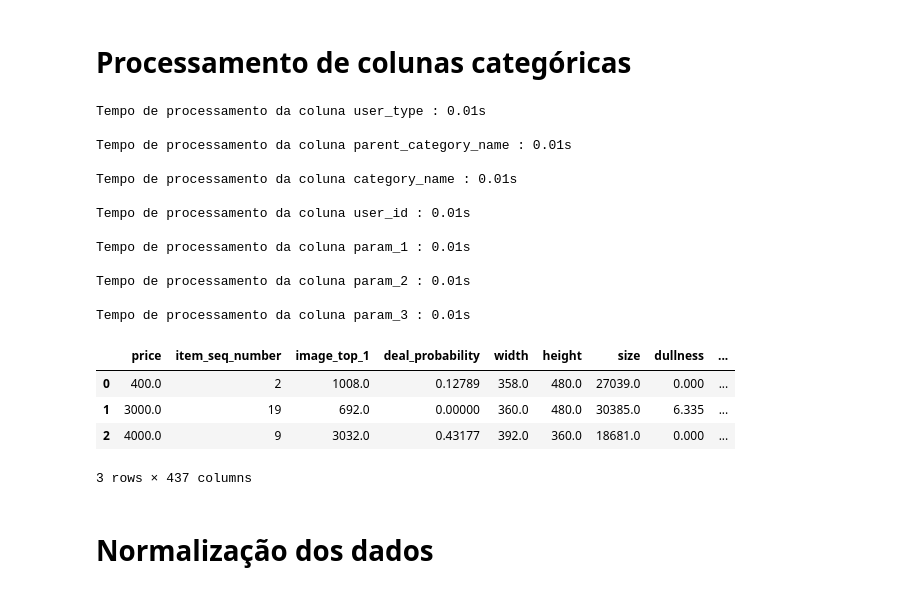
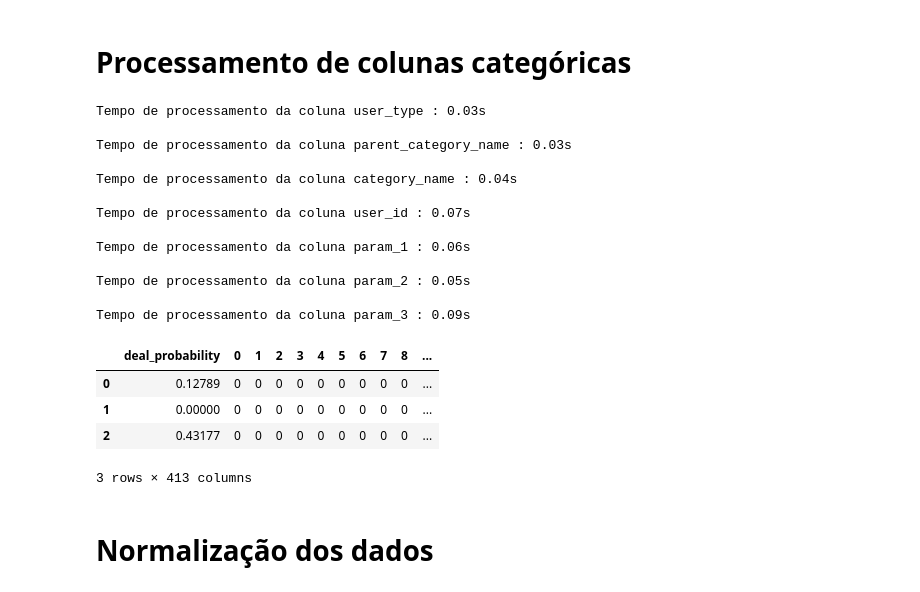
Before and after one commit to vinicius-alves/Kaggle-Avito-Challenge, a Jupyter notebook: notebook pré-processamento.ipynb, the cells around one changed output. Drawn from its saved outputs; the diff is of its cells as text; code cells hidden in the pictures.

```diff
--- a/notebook pré-processamento.ipynb
+++ b/notebook pré-processamento.ipynb
@@ -198,3 +224,8 @@ Tempo de processamento da coluna de datas : 0.01s
+# %%
+target_column = "deal_probability"
+df_train_esparso = pd.DataFrame(df_train[target_column]).to_sparse()
+df_test_esparso  = pd.DataFrame(df_test['user_id']).to_sparse()
+df_train.drop(columns=[target_column],inplace=True)
 # %% [markdown]
 # Processamento de texto corrido
 # %%
@@ -216,30 +247,31 @@ for column in text_columns:
     start = time.time()
 
     # Removendo stop words
-    df_train[column].replace(stop_words_ru, '', inplace=True)
-    df_test[column].replace(stop_words_ru, '', inplace=True)
+    # necessário passar tudo para minúsculo antes
+    # df_train[column].replace(stop_words_ru, '', inplace=True)
+    # df_test[column].replace(stop_words_ru, '', inplace=True)
 
     serie_all_data = pd.concat([df_train[column], df_test [column]],copy=False)
 
     # Criando tfIdfVectorizer
     tfidf = TfidfVectorizer(sublinear_tf=True, analyzer=stemmed_words,
-                        lowercase=True, min_df = 2, max_df=0.8)
+                        lowercase=True, min_df = 2, max_df=0.8, dtype = np.float32)
 
     # fit
     tfidf.fit(serie_all_data)
     serie_all_data = None
 
     # transform
-    df_train_column_transformed = pd.DataFrame(tfidf.transform(df_train[column]).toarray())
-    df_test_column_transformed  = pd.DataFrame(tfidf.transform(df_test[column]).toarray())
+    df_train_column_transformed = pd.SparseDataFrame(tfidf.transform(df_train[column]))
+    df_test_column_transformed  = pd.SparseDataFrame(tfidf.transform(df_test[column]))
 
     # apagando colunas antigas
     df_train.drop(columns=[column],inplace=True)
     df_test.drop(columns=[column],inplace=True)
 
     # Mergeando dataFrames
-    df_train = pd.concat([df_train, df_train_column_transformed], axis=1, copy=False)
-    df_test =  pd.concat([df_test, df_test_column_transformed], axis=1, copy=False)
+    df_train_esparso = pd.concat([df_train_esparso, df_train_column_transformed], axis=1, copy=False)
+    df_test_esparso =  pd.concat([df_test_esparso, df_test_column_transformed], axis=1, copy=False)
 
     # Limpando memória
     df_train_column_transformed = None
@@ -249,5 +281,5 @@ for column in text_columns:
 
     print('Tempo de processamento da coluna '+column+' : '+str("%.2f" % (end - start))+'s\n')
 
-df_train.head(2)
+df_train_esparso.head(5)
 # %% [output]
@@ -282,51 +317,52 @@ for column in categorical_columns:
     column_label_encoded = label_enc.transform(df_all_data[column]).reshape(-1,1)
     df_all_data = None
 
     # fit e transform usando OneHotEncoder
-    one_hot_enc = OneHotEncoder(dtype=np.float32)
+    one_hot_enc = OneHotEncoder(dtype=np.uint8, sparse=True)
     column_transformed = one_hot_enc.fit_transform(column_label_encoded).toarray()
 
     # particionando resultado
-    df_train_column = pd.DataFrame(column_transformed[:num_linhas_treino])
-    df_test_column  = pd.DataFrame(column_transformed[num_linhas_treino:])
+    df_train_column = pd.SparseDataFrame(column_transformed[:num_linhas_treino])
+    df_test_column  = pd.SparseDataFrame(column_transformed[num_linhas_treino:])
 
     # removendo coluna linearmente dependente
     df_train_column.drop(df_train_column.columns[-1], axis=1, inplace = True)
     df_test_column.drop(df_test_column.columns[-1], axis=1, inplace = True)
 
     # apagando colunas antigas
     df_train.drop(columns=[column], inplace=True)
     df_test.drop(columns=[column], inplace=True)
 
     # Mergeando dataFrames
-    df_train = pd.concat([df_train, df_train_column], axis=1, copy=False)
-    df_test =  pd.concat([df_test, df_test_column], axis=1, copy=False)
+    df_train_esparso = pd.concat([df_train_esparso, df_train_column], axis=1, copy=False)
+    df_test_esparso =  pd.concat([df_test_esparso, df_test_column], axis=1, copy=False)
 
     end = time.time()
 
     print('Tempo de processamento da coluna '+column+' : '+str("%.2f" % (end - start))+'s\n')
 
 
-df_train.head(3)
+
+df_train_esparso.head(3)
 # %% [output]
-Tempo de processamento da coluna user_type : 0.01s
+Tempo de processamento da coluna user_type : 0.03s
 
-Tempo de processamento da coluna parent_category_name : 0.01s
+Tempo de processamento da coluna parent_category_name : 0.03s
 
-Tempo de processamento da coluna category_name : 0.01s
+Tempo de processamento da coluna category_name : 0.04s
 
-Tempo de processamento da coluna user_id : 0.01s
+Tempo de processamento da coluna user_id : 0.07s
 
-Tempo de processamento da coluna param_1 : 0.01s
+Tempo de processamento da coluna param_1 : 0.06s
 
-Tempo de processamento da coluna param_2 : 0.01s
+Tempo de processamento da coluna param_2 : 0.05s
 
-Tempo de processamento da coluna param_3 : 0.01s
+Tempo de processamento da coluna param_3 : 0.09s
-|  | price | item_seq_number | image_top_1 | deal_probability | width | height | size | dullness | ... |
-| 0 | 400.0 | 2 | 1008.0 | 0.12789 | 358.0 | 480.0 | 27039.0 | 0.000 | ... |
-| 1 | 3000.0 | 19 | 692.0 | 0.00000 | 360.0 | 480.0 | 30385.0 | 6.335 | ... |
-| 2 | 4000.0 | 9 | 3032.0 | 0.43177 | 392.0 | 360.0 | 18681.0 | 0.000 | ... |
+|  | deal_probability | 0 | 1 | 2 | 3 | 4 | 5 | 6 | 7 | 8 | ... |
+| 0 | 0.12789 | 0 | 0 | 0 | 0 | 0 | 0 | 0 | 0 | 0 | ... |
+| 1 | 0.00000 | 0 | 0 | 0 | 0 | 0 | 0 | 0 | 0 | 0 | ... |
+| 2 | 0.43177 | 0 | 0 | 0 | 0 | 0 | 0 | 0 | 0 | 0 | ... |
-3 rows × 437 columns
+3 rows × 413 columns
 # %% [markdown]
 # Normalização dos dados
 # %%
```
Also changed, not shown: parts of 11 cells of this notebook.
